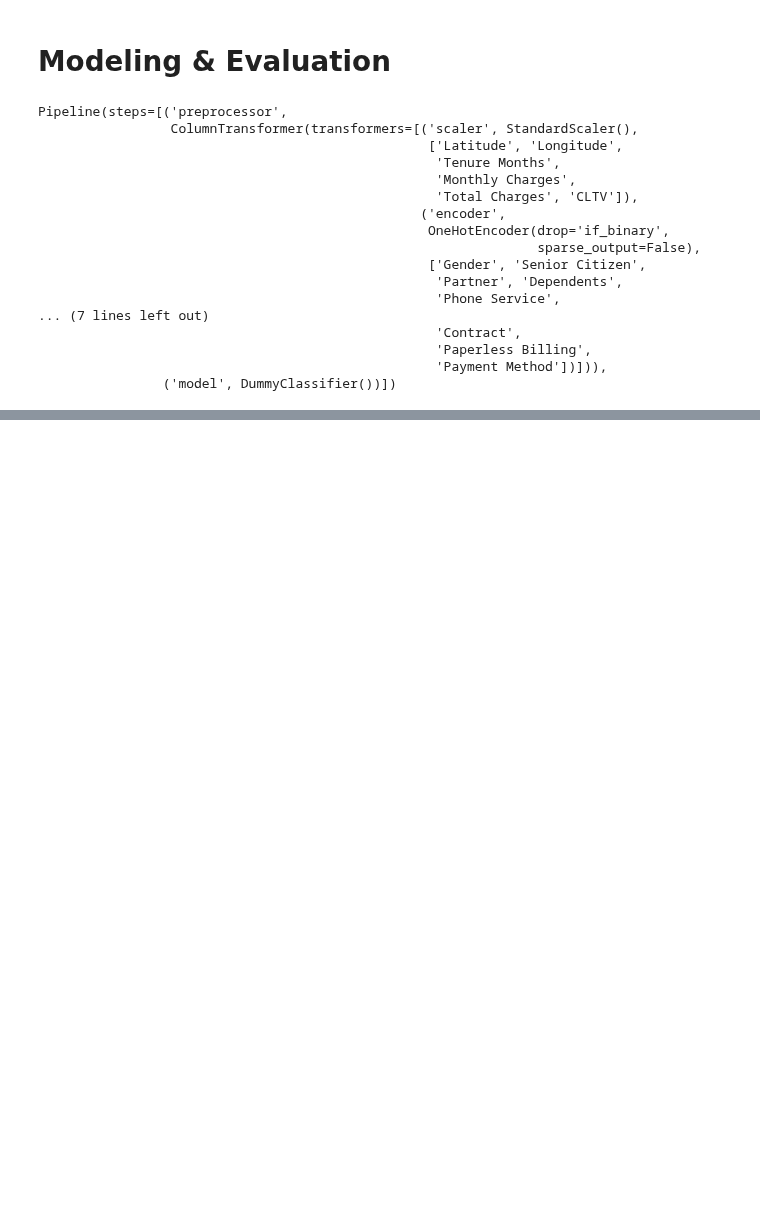
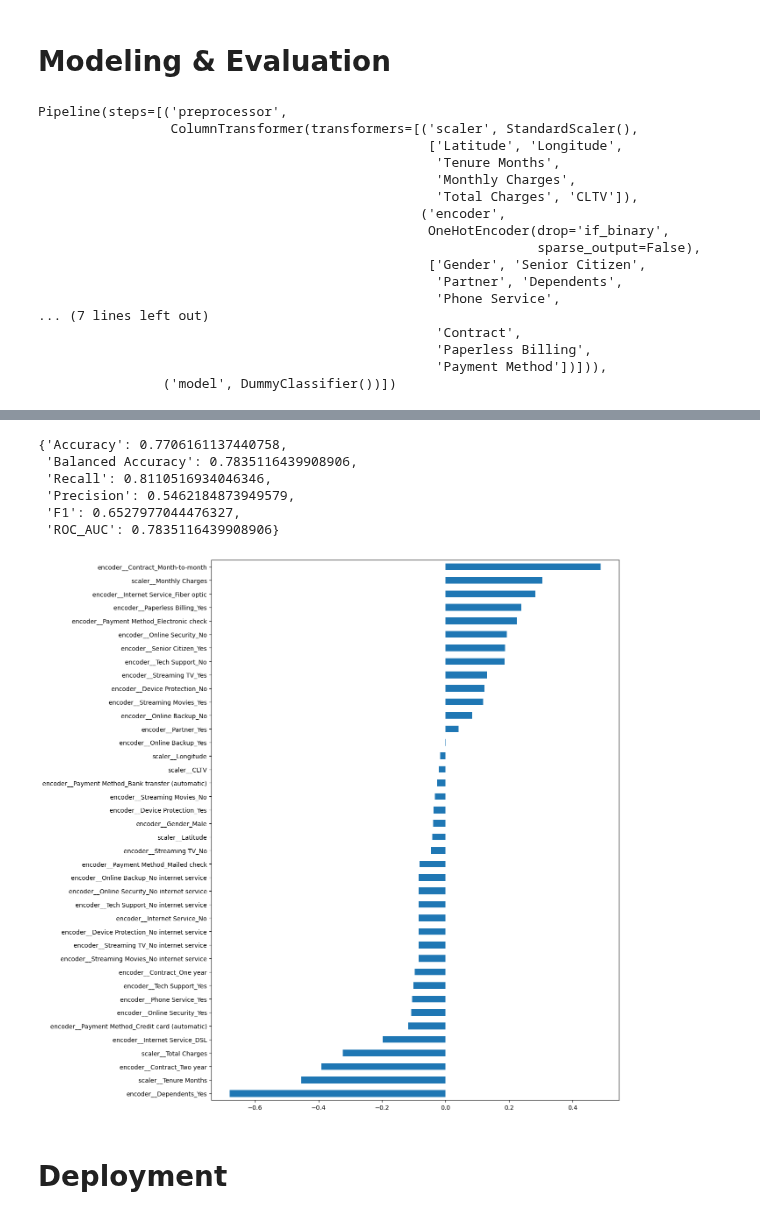
Before and after one commit to FabricioCruzDev/dnc-case-classificacao, a Jupyter notebook: notebooks/modeling.ipynb, the cells around one changed output, grey strips where cells are left out. Saved outputs shown, nothing was run; the diff lists cells and outputs as text; code cells hidden in the pictures; blank space fills up the shorter version.

```diff
--- a/notebooks/modeling.ipynb
+++ b/notebooks/modeling.ipynb
@@ -258,0 +307,19 @@ Pipeline(steps=[('preprocessor',
+# %%
+model_pipeline = Pipeline(
+    steps=[
+        ('preprocessor', preprocessor),
+        ('model', LogisticRegression(random_state=2023, max_iter=1_000))
+    ]
+)
+
+params = {
+    'preprocessor__scaler': [StandardScaler(), PowerTransformer()],
+    'model__class_weight': ['balanced'],
+    'model__C': [0.001, 0.1, 0.01]
+}
+
+grid = GridSearchCV(model_pipeline, params, cv=3, scoring='f1', n_jobs=-1, verbose=1)
+grid.fit(X_train, y_train)
+
+df_grid_results = pd.DataFrame(grid.cv_results_).set_index('rank_test_score').sort_index()
+df_grid_results.iloc[:,~df_grid_results.columns.str.contains('split|fit')]
@@ -258,0 +336,27 @@ Pipeline(steps=[('preprocessor',
+# %%
+tuned_model = grid.best_estimator_
+
+y_pred = tuned_model.predict(X_test)
+get_metrics(y_test, y_pred)
+# %% [output]
+{'Accuracy': 0.7706161137440758,
+ 'Balanced Accuracy': 0.7835116439908906,
+ 'Recall': 0.8110516934046346,
+ 'Precision': 0.5462184873949579,
+ 'F1': 0.6527977044476327,
+ 'ROC_AUC': 0.7835116439908906}
+# %%
+lr_model = tuned_model.named_steps['model']
+
+coefs = pd.Series(
+    data=lr_model.coef_[0],
+    index=lr_model.feature_names_in_
+)
+
+plt.figure(figsize=(12,16))
+coefs.sort_values().plot.barh()
+plt.show()
+# %% [output]
+[figure, added]
+# %% [markdown]
+# Deployment
```
Also changed, not shown: parts of 4 cells of this notebook, 6 other files.
